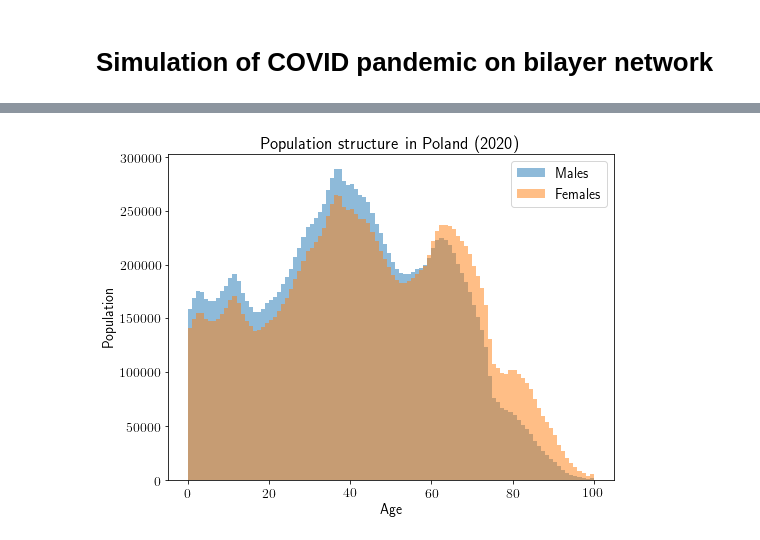
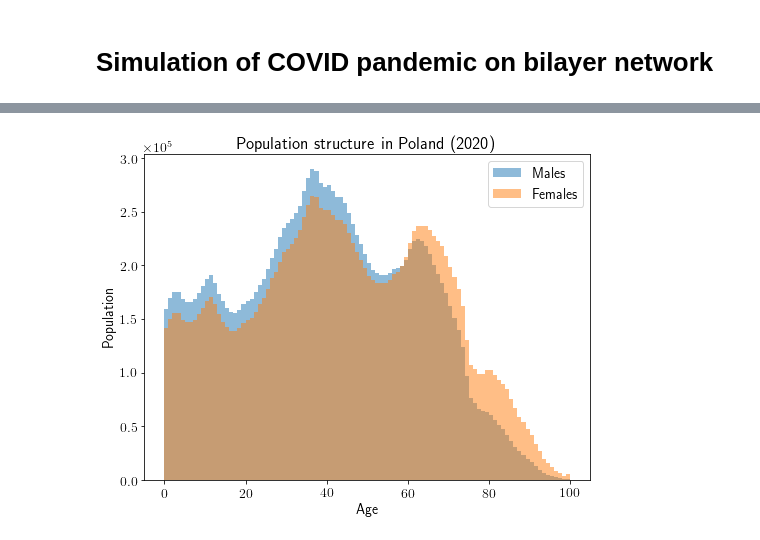
Before and after one commit to robertjankowski/social-media-influence-on-covid-pandemic, a Jupyter notebook: notebooks/covid_simulation.ipynb, the cells around one changed output, grey strips where cells are left out. Cells and saved outputs as stored; diff of their text form; code cells hidden in the pictures.

```diff
--- a/notebooks/covid_simulation.ipynb
+++ b/notebooks/covid_simulation.ipynb
@@ -47,12 +50,18 @@ from scripts.age_statistics import generate_from_age_gender_distribution
 males = generate_from_age_gender_distribution(int(16e6), 'M')
 females = generate_from_age_gender_distribution(int(16e6), 'F')
 # %%
-plt.hist(males, bins=100, alpha=0.5, label='Males')
-plt.hist(females, bins=100, alpha=0.5, label='Females')
-plt.xlabel('Age')
-plt.ylabel('Population')
-plt.title('Population structure in Poland (2020)')
-plt.legend()
+from matplotlib import ticker
+
+fig, ax = plt.subplots()
+ax.hist(males, bins=100, alpha=0.5, label='Males')
+ax.hist(females, bins=100, alpha=0.5, label='Females')
+ax.set_xlabel('Age')
+ax.set_ylabel('Population')
+ax.set_title('Population structure in Poland (2020)')
+yfmt = ticker.ScalarFormatter(useMathText=True)
+yfmt.set_powerlimits((3, 4))
+ax.yaxis.set_major_formatter(yfmt)
+ax.legend()
 plt.show()
 # %% [output]
-[figure, old version]
+[figure, new version]
```
Also changed, not shown: parts of 4 cells of this notebook, 4 other files.
